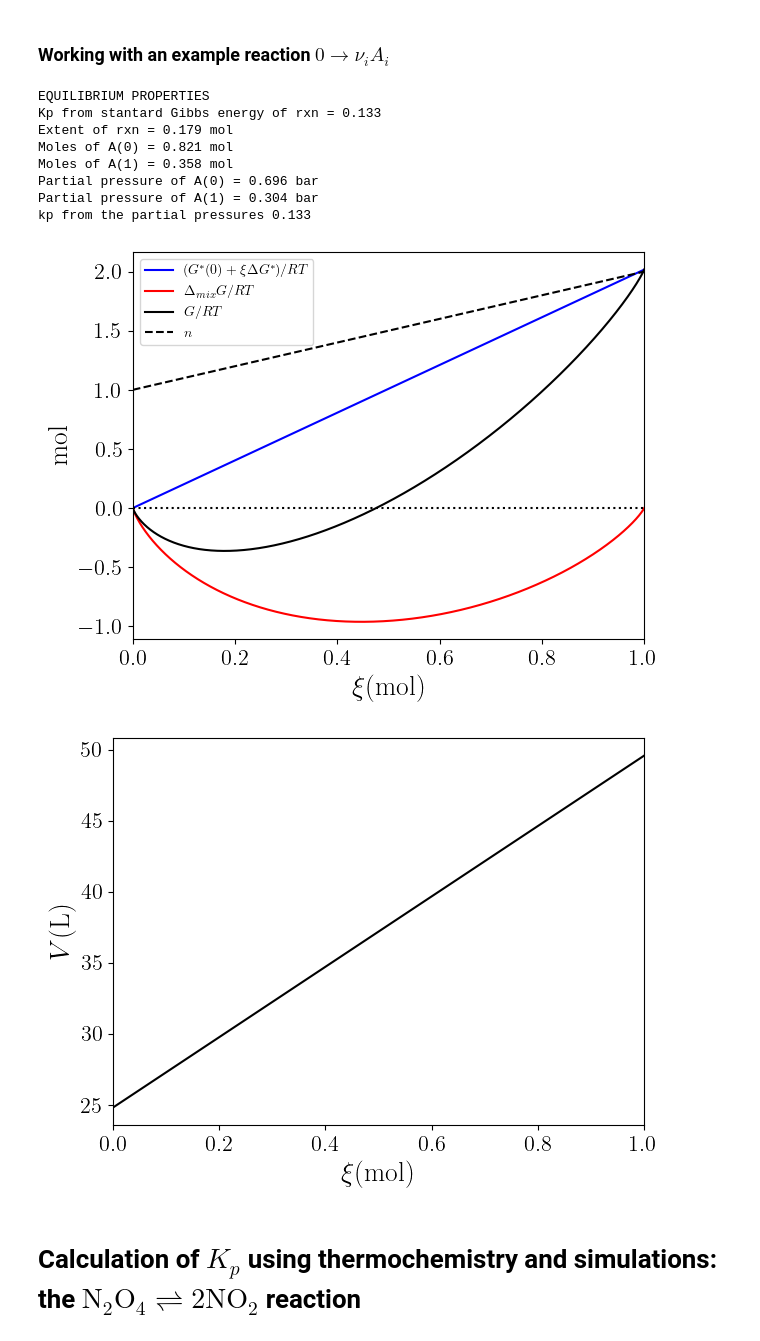
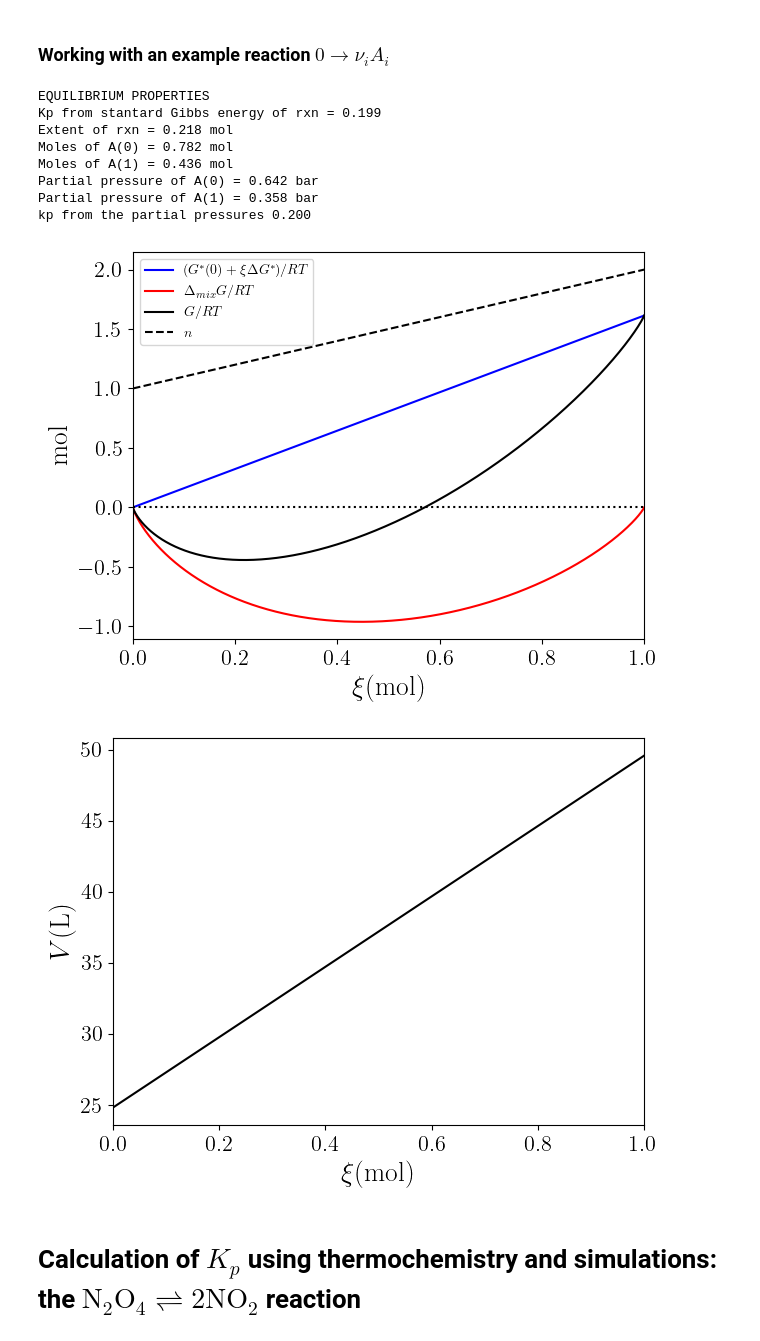
Before and after one commit to emartineznunez/Kp, a Jupyter notebook: scripts/Kp.ipynb, the cells around one changed output. Cells and saved outputs as stored; diff of their text form; code cells hidden in the pictures.

```diff
--- a/scripts/Kp.ipynb
+++ b/scripts/Kp.ipynb
@@ -135,7 +135,7 @@ nui = np.array([-1,2])
 ni0 = np.array([1,0])
 #mui0 are the standard chemical potentials of the species (kJ/mol)
 #mui0 = np.array([0,2,3])
-mui0 = np.array([0,2.5])
+mui0 = np.array([0,2])
 #muistar is the chemical potential for the pure species = mui0+RTln(p/p0)
 muistar = mui0 + R * T * np.log(p/p0)
 deltaG0 = sum(nui * mui0)
@@ -182,41 +182,41 @@ for k,ele in enumerate(ni0):
 
 print('kp from the partial pressures %5.3f' % k_from_peq)
 
 plt.rcParams['text.usetex'] = True
 plt.plot(x,G_star,'-',color='blue',label=r'$(G^*(0)+\xi\Delta G^*)/RT$')
 plt.plot(x,G_mix,'-',color='red',label=r'$\Delta _{mix}G/RT$')
 plt.plot(x,G,'-',color='black',label=r'$G/RT$')
 plt.plot(x,n,'--',color='black',label=r'$n$')
 
 plt.plot(x,y,':',color='black')
 
 plt.ylabel(r'$\mathrm{mol}$',fontsize=20)
 plt.xlabel(r'$\xi (\mathrm{mol})$',fontsize=20)
 plt.legend()
 plt.xlim(0,max(x))
 plt.xticks(fontsize=16)
 plt.yticks(fontsize=16)
 plt.tight_layout()
 plt.show()
 
 plt.plot(x,n * Rbar * T / p,'-',color='black')
 plt.ylabel(r'$V(\mathrm{L})$',fontsize=20)
 plt.xlabel(r'$\xi (\mathrm{mol})$',fontsize=20)
 plt.xlim(0,1)
 plt.xticks(fontsize=16)
 plt.yticks(fontsize=16)
 plt.tight_layout()
 plt.show()
 # %% [output]
 EQUILIBRIUM PROPERTIES
-Kp from stantard Gibbs energy of rxn = 0.133
-Extent of rxn = 0.179 mol
-Moles of A(0) = 0.821 mol
-Moles of A(1) = 0.358 mol
-Partial pressure of A(0) = 0.696 bar
-Partial pressure of A(1) = 0.304 bar
-kp from the partial pressures 0.133
+Kp from stantard Gibbs energy of rxn = 0.199
+Extent of rxn = 0.218 mol
+Moles of A(0) = 0.782 mol
+Moles of A(1) = 0.436 mol
+Partial pressure of A(0) = 0.642 bar
+Partial pressure of A(1) = 0.358 bar
+kp from the partial pressures 0.200
-[figure, old version]
+[figure, new version]
 [figure]
 # %% [markdown]
 # **Calculation of $K_p$ using thermochemistry and simulations: the $\mathrm{N}_{2}\mathrm{O}_{4} \rightleftharpoons 2 \mathrm{NO}_{2}$ reaction**
```
